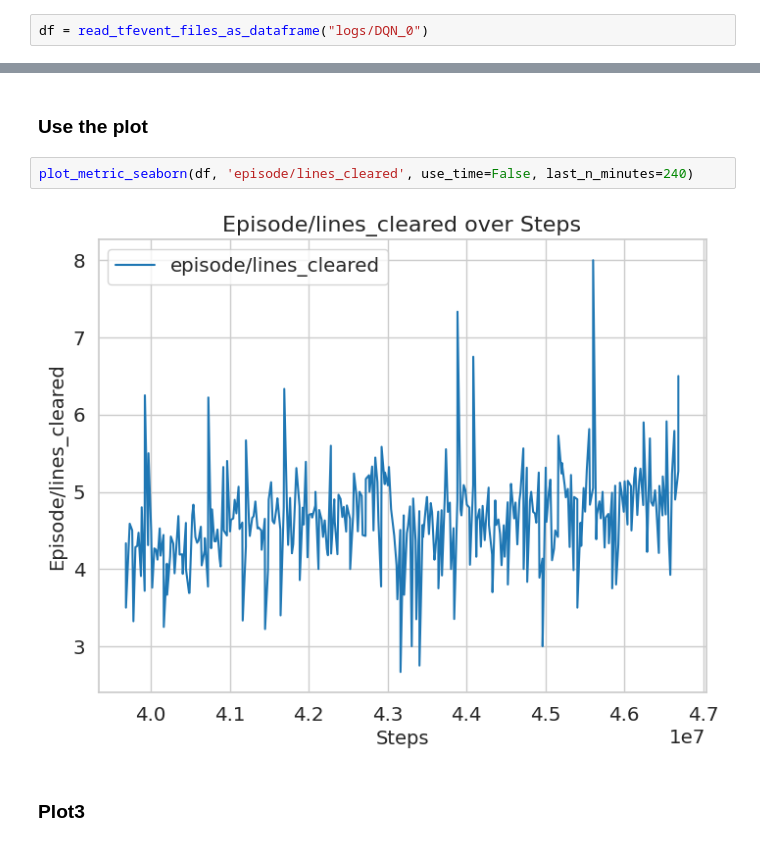
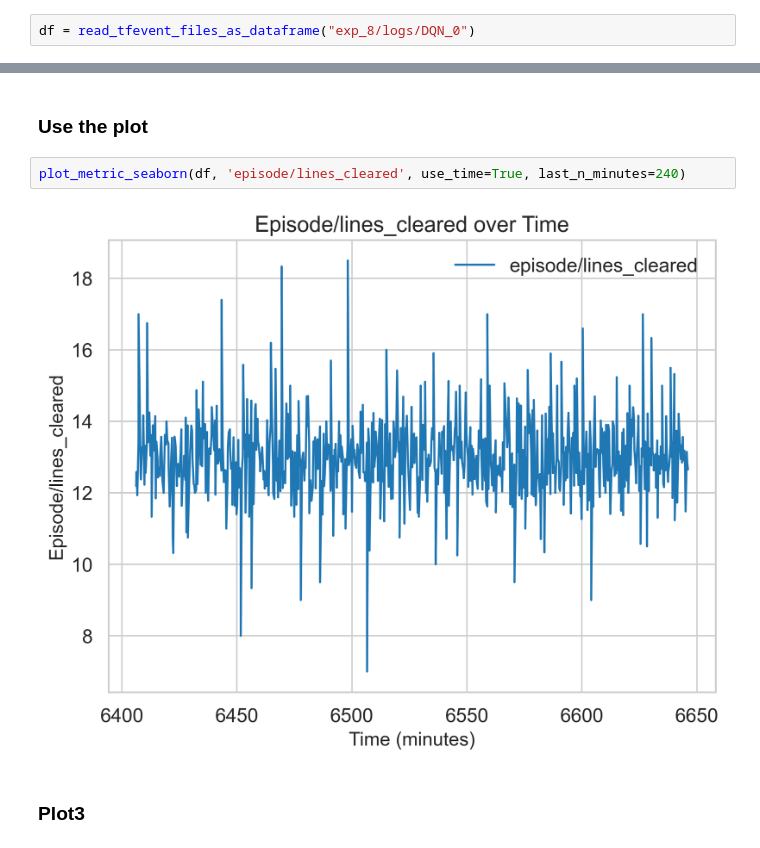
Before and after one commit to atopuzov/tud-drl-project, a Jupyter notebook: metrics2.ipynb, the cells around one changed output, grey strips where cells are left out. Cells and saved outputs as stored; diff of their text form.

```diff
--- a/metrics2.ipynb
+++ b/metrics2.ipynb
@@ -55,7 +55,7 @@ def read_tfevent_files_as_dataframe(log_dir):
 # %% [markdown]
 # Get dataframe
 # %%
-df = read_tfevent_files_as_dataframe("logs/DQN_0")
+df = read_tfevent_files_as_dataframe("exp_8/logs/DQN_0")
 # %% [markdown]
 ### Plot1
 # %%
@@ -202,9 +461,9 @@ def plot_metric_seaborn(df, metric_name, use_time=True, last_n_minutes=None, fig
 # %% [markdown]
 ### Use the plot
 # %%
-plot_metric_seaborn(df, 'episode/lines_cleared', use_time=False, last_n_minutes=240)
+plot_metric_seaborn(df, 'episode/lines_cleared', use_time=True, last_n_minutes=240)
 # %% [output]
-[figure, old version]
+[figure, new version]
 # %% [markdown]
 ### Plot3
 # %%
```
Also changed, not shown: parts of 9 cells of this notebook, 1 other file.
